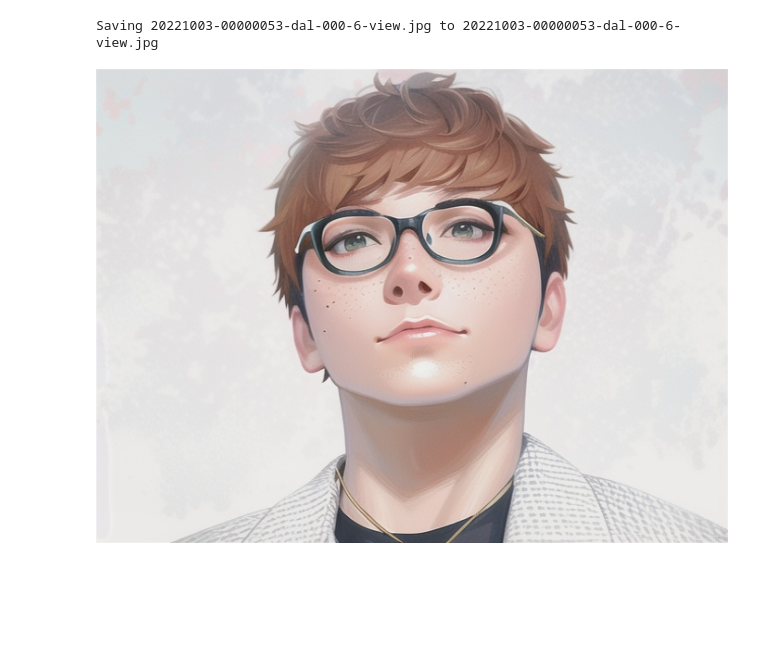
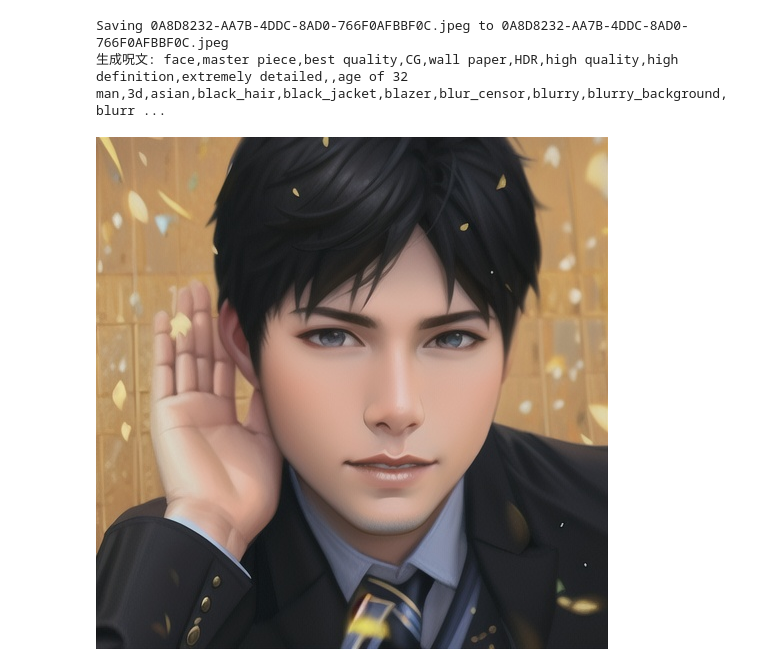
Before and after one commit to infoengine1337/FreeMeitu, a Jupyter notebook: freemaitu.ipynb, the cells around one changed output. Drawn from its saved outputs; the diff is of its cells as text; code cells hidden in the pictures; blank space fills up the shorter version.

```diff
--- a/freemaitu.ipynb
+++ b/freemaitu.ipynb
@@ -15,32 +15,37 @@ with open("{}".format(filename), "rb") as f:
 
 ss = json.dumps(
 {
     "parameter": {
         "rsp_media_type": "jpg",
     },
     "extra": {},
     "media_info_list": [{
         "media_data": image_64_encode,
         "media_profiles": {
             "media_data_type":"jpg"
         },
         "media_extra": {
         }
     }]
 
 }
 )
 
 AIBeauty_url = "https://openapi.mtlab.meitu.com/v1/stable_diffusion_anime?api_key=237d6363213c4751ba1775aba648517d&api_secret=b7b1c5865a83461ea5865da3ecc7c03d"
 response = requests.post(AIBeauty_url, data=ss)
 
 afterfilename = "{}_ai.{}".format(*filename.split("."))
 
 with open(afterfilename, "wb") as f:
     f.write(base64.b64decode(response.json()["media_info_list"][0]["media_data"]))
 
+prompt = response.json()["media_info_list"][0]["media_extra"]["prompt"]
+print("生成呪文: {}".format(prompt))
+
+
 Image(afterfilename)
 # %% [output]
 [interactive output not drawn]
-Saving 20221003-00000053-dal-000-6-view.jpg to 20221003-00000053-dal-000-6-view.jpg
+Saving 0A8D8232-AA7B-4DDC-8AD0-766F0AFBBF0C.jpeg to 0A8D8232-AA7B-4DDC-8AD0-766F0AFBBF0C.jpeg
+生成呪文: face,master piece,best quality,CG,wall paper,HDR,high quality,high definition,extremely detailed,,age of 32 man,3d,asian,black_hair,black_jacket,blazer,blur_censor,blurry,blurry_background,blurr ...
-[figure, old version]
+[figure, new version]
```
